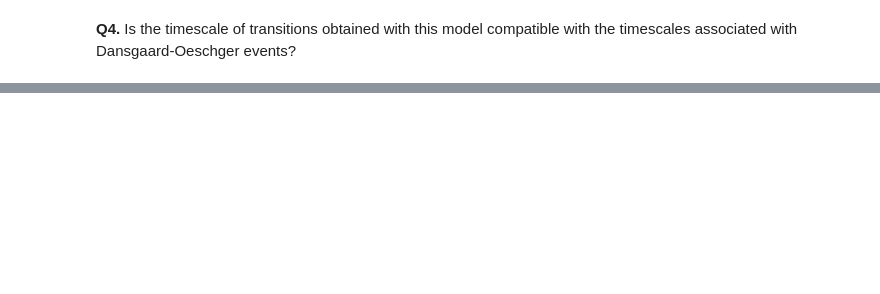
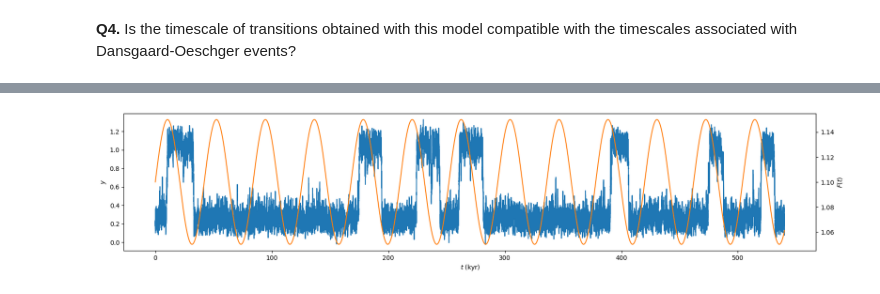
Before and after one commit to freddybouchet/oceanbox, a Jupyter notebook: TP_Stommel.ipynb, the cells around one changed output, grey strips where cells are left out. Drawn from its saved outputs; the diff is of its cells as text; code cells hidden in the pictures; blank space fills up the shorter version.

```diff
--- a/TP_Stommel.ipynb
+++ b/TP_Stommel.ipynb
@@ -246,0 +253,2 @@ plt.legend();
+# %%
+stommel_stochastic_periodic = sr.dynamics.diffusion1d.ConstantDiffusionProcess1D(lambda y, t: f(t, y, np.sqrt(6.2), 1.1+0.05*np.sin(2*np.pi*t/(42000/180))), 0.011)
@@ -246,0 +257,11 @@ plt.legend();
+# %%
+t, y = stommel_stochastic_periodic.trajectory(0.2, 0, dt=0.01, T=3000)
+# %%
+fig = plt.figure(figsize=(20, 4))
+ax = plt.axes(xlabel=r'$t$ (kyr)', ylabel=r'$y$')
+ax2 = ax.twinx()
+ax2.set_ylabel(r'$F(t)$')
+ax.plot(t*0.180, y)
+ax2.plot(t*0.180, 1.1+0.05*np.sin(2*np.pi*t/(42000/180)), color='C1');
+# %% [output]
+[figure, added]
```
Also changed, not shown: parts of 20 cells of this notebook.
